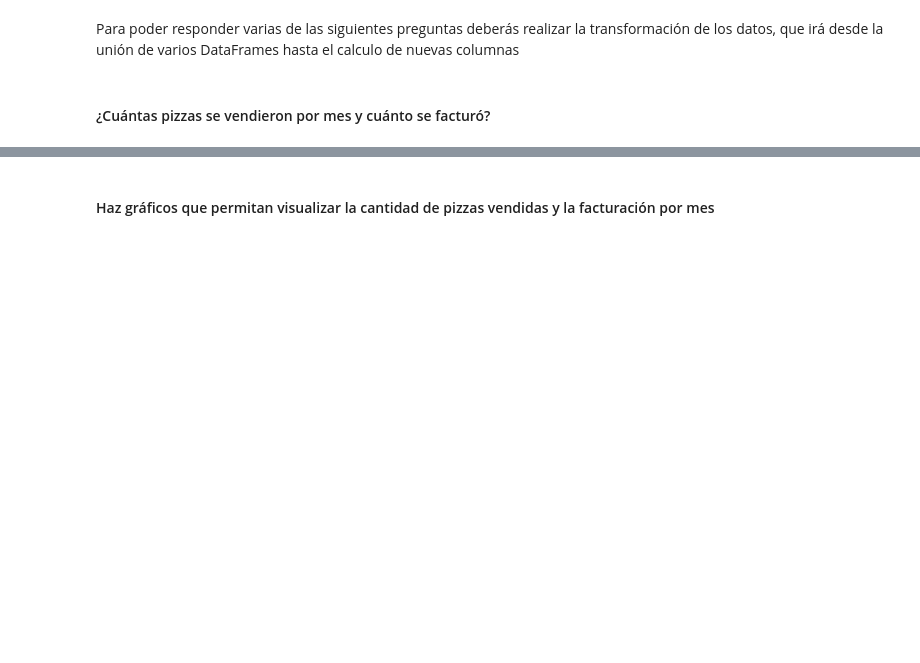
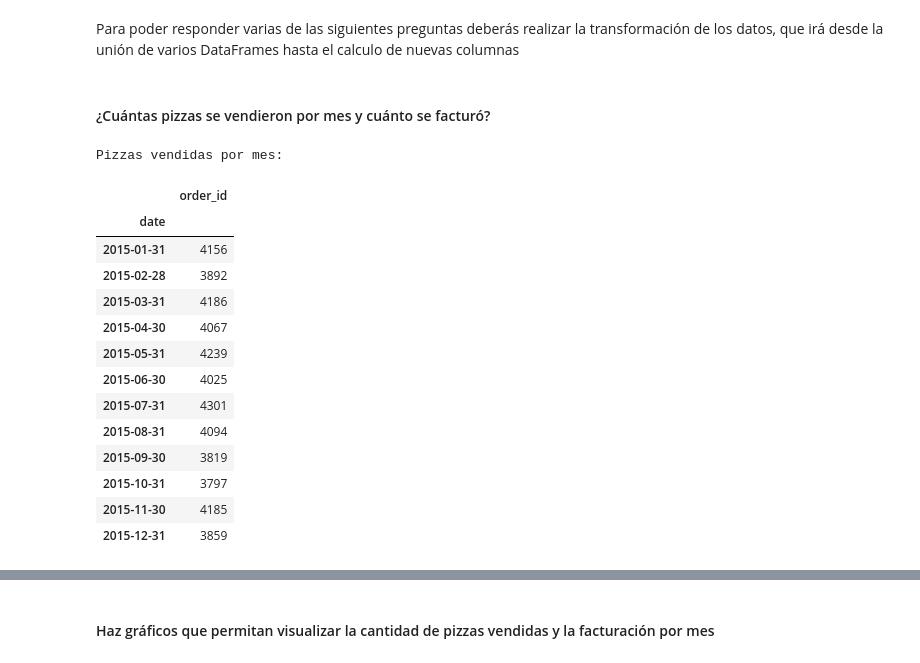
Before and after one commit to pablonunez81/ucom_intro_prog_final_work, a Jupyter notebook: M1_Trabajo_Final_pnunez_bbenitez.ipynb, the cells around one changed output, grey strips where cells are left out. Cells and saved outputs as stored; diff of their text form; code cells hidden in the pictures; blank space fills up the shorter version.

```diff
--- a/M1_Trabajo_Final_pnunez_bbenitez.ipynb
+++ b/M1_Trabajo_Final_pnunez_bbenitez.ipynb
@@ -420,5 +421,32 @@ El promedio de pedidos mensual es: order_id    1779.166667
 dtype: float64
 # %% [markdown]
 Para poder responder varias de las siguientes preguntas deberás realizar la transformación de los datos, que irá desde la unión de varios DataFrames hasta el calculo de nuevas columnas
+# %%
+merge_orders_x_details = pd.merge(df_orders, df_order_details, on='order_id')
+merge_orders_x_pizzas = pd.merge(merge_orders_x_details, df_pizzas, on='pizza_id')
 # %% [markdown]
 #### ¿Cuántas pizzas se vendieron por mes y cuánto se facturó?
+# %%
+merge_orders_x_pizzas.index = merge_orders_x_pizzas['date']
+merge_orders_x_pizzas['date'] = pd.to_datetime(merge_orders_x_pizzas['date'])   # formateamos el objeto al tipo date
+merge_orders_x_pizzas['month'] = merge_orders_x_pizzas['date'].dt.month         # añadimos una columna con el número de mes
+pizza_x_month = merge_orders_x_pizzas.resample('M').count()                     # agrupamos cantidad de pizzas por mes
+
+print('Pizzas vendidas por mes:')
+pizza_x_month.iloc[:,:1]
+# %% [output]
+Pizzas vendidas por mes:
+|  | order_id |
+| date |  |
+| 2015-01-31 | 4156 |
+| 2015-02-28 | 3892 |
+| 2015-03-31 | 4186 |
+| 2015-04-30 | 4067 |
+| 2015-05-31 | 4239 |
+| 2015-06-30 | 4025 |
+| 2015-07-31 | 4301 |
+| 2015-08-31 | 4094 |
+| 2015-09-30 | 3819 |
+| 2015-10-31 | 3797 |
+| 2015-11-30 | 4185 |
+| 2015-12-31 | 3859 |
```
Also changed, not shown: parts of 4 cells of this notebook.
